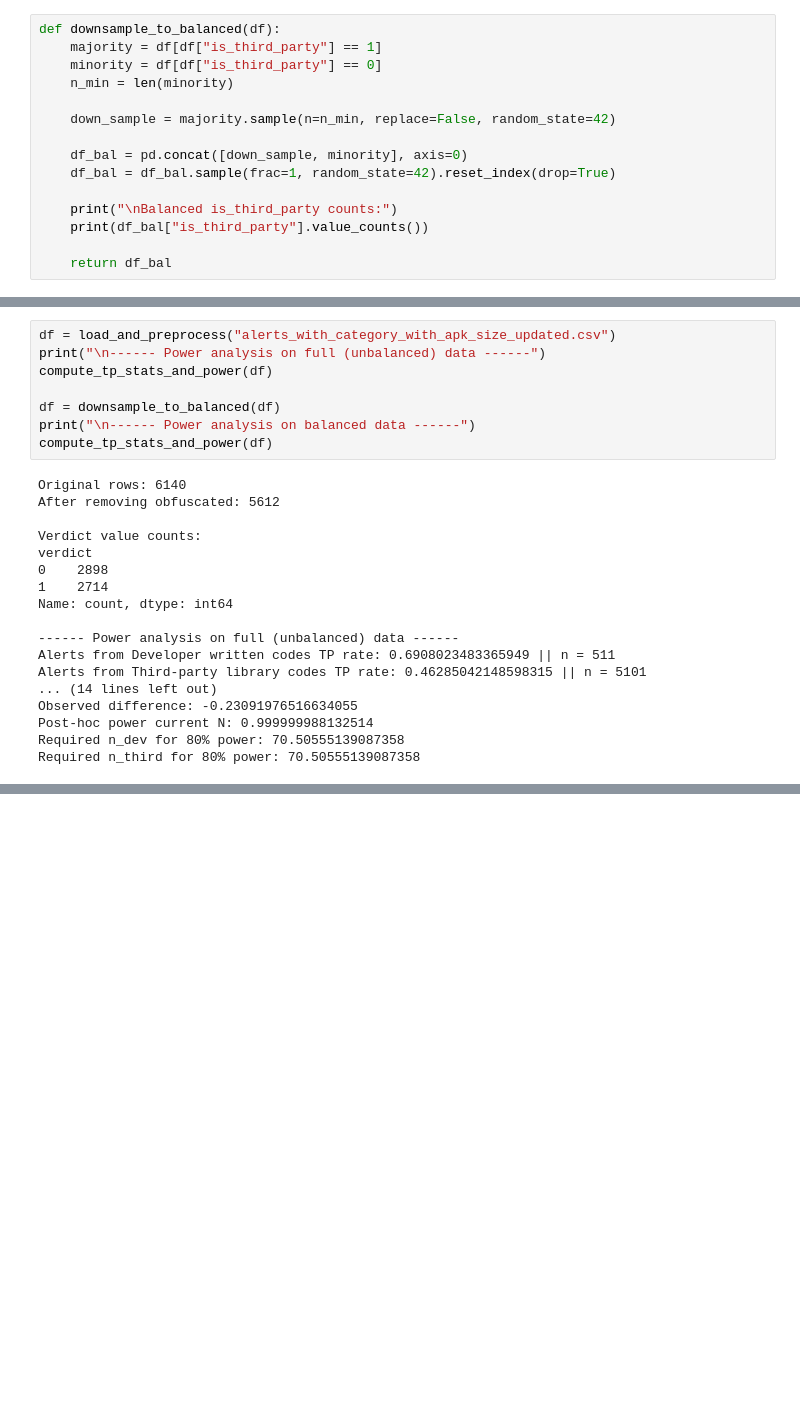
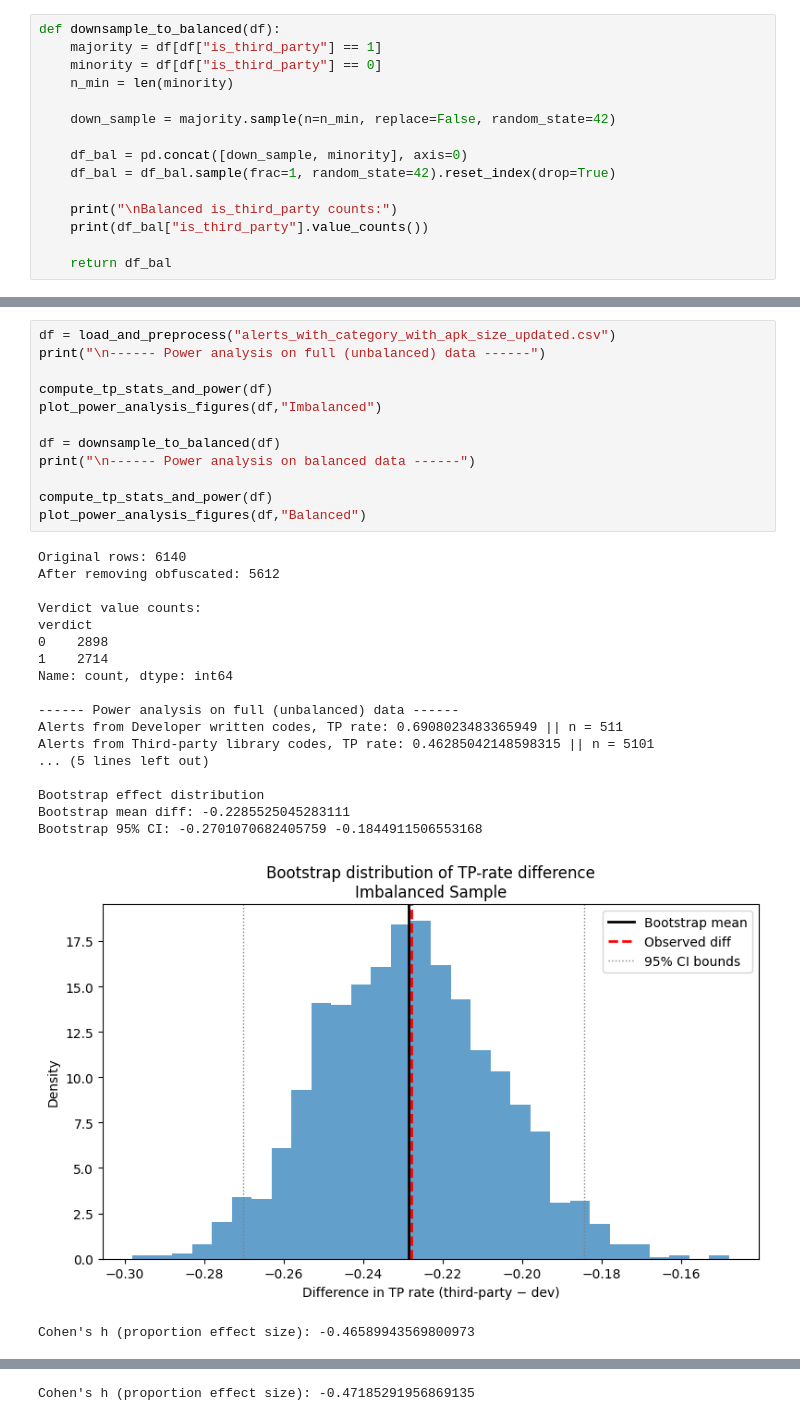
Before and after one commit to MdAkramKhanJehad/ci4security, a Jupyter notebook: causal_analysis/Power_analysis.ipynb, the cells around one changed output, grey strips where cells are left out. Drawn from its saved outputs; the diff is of its cells as text; blank space fills up the shorter version.

Commit message:
added power curve

```diff
--- a/causal_analysis/Power_analysis.ipynb
+++ b/causal_analysis/Power_analysis.ipynb
@@ -83,26 +169,32 @@ def downsample_to_balanced(df):
 # %%
 df = load_and_preprocess("alerts_with_category_with_apk_size_updated.csv")
 print("\n------ Power analysis on full (unbalanced) data ------")
+
 compute_tp_stats_and_power(df)
+plot_power_analysis_figures(df,"Imbalanced")
 
 df = downsample_to_balanced(df)
 print("\n------ Power analysis on balanced data ------")
+
 compute_tp_stats_and_power(df)
+plot_power_analysis_figures(df,"Balanced")
 # %% [output]
 Original rows: 6140
 After removing obfuscated: 5612
 
 Verdict value counts:
 verdict
 0    2898
 1    2714
 Name: count, dtype: int64
 
 ------ Power analysis on full (unbalanced) data ------
-Alerts from Developer written codes TP rate: 0.6908023483365949 || n = 511
-Alerts from Third-party library codes TP rate: 0.46285042148598315 || n = 5101
-... (14 lines left out)
-Observed difference: -0.23091976516634055
-Post-hoc power current N: 0.999999988132514
-Required n_dev for 80% power: 70.50555139087358
-Required n_third for 80% power: 70.50555139087358
+Alerts from Developer written codes, TP rate: 0.6908023483365949 || n = 511
+Alerts from Third-party library codes, TP rate: 0.46285042148598315 || n = 5101
+... (5 lines left out)
+
+Bootstrap effect distribution
+Bootstrap mean diff: -0.2285525045283111
+Bootstrap 95% CI: -0.2701070682405759 -0.1844911506553168
+[figure, added]
+Cohen's h (proportion effect size): -0.46589943569800973
@@ -108,0 +221 @@ Required n_third for 80% power: 70.50555139087358
+Cohen's h (proportion effect size): -0.47185291956869135
```
Also changed, not shown: parts of 4 cells of this notebook.
